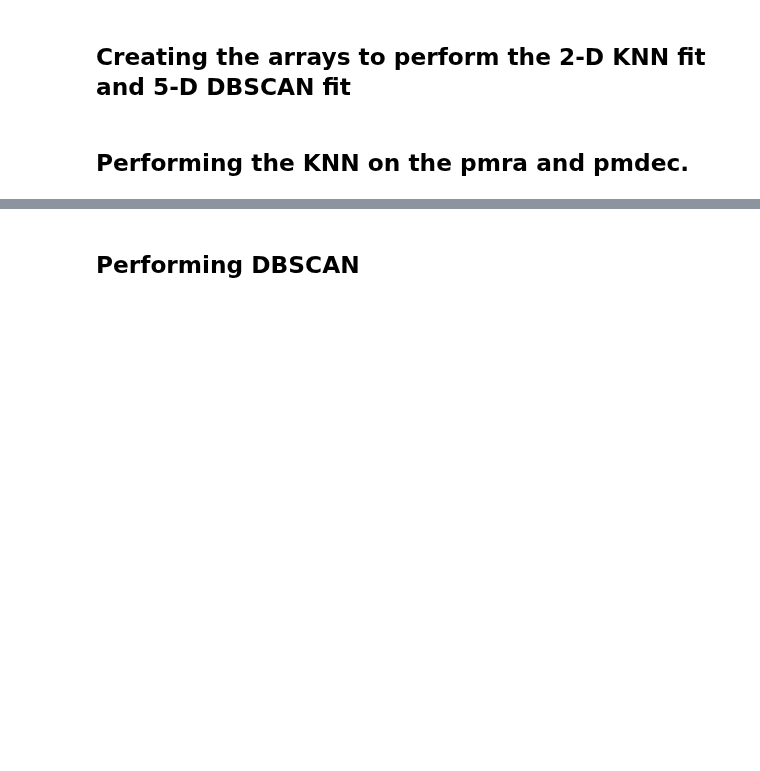
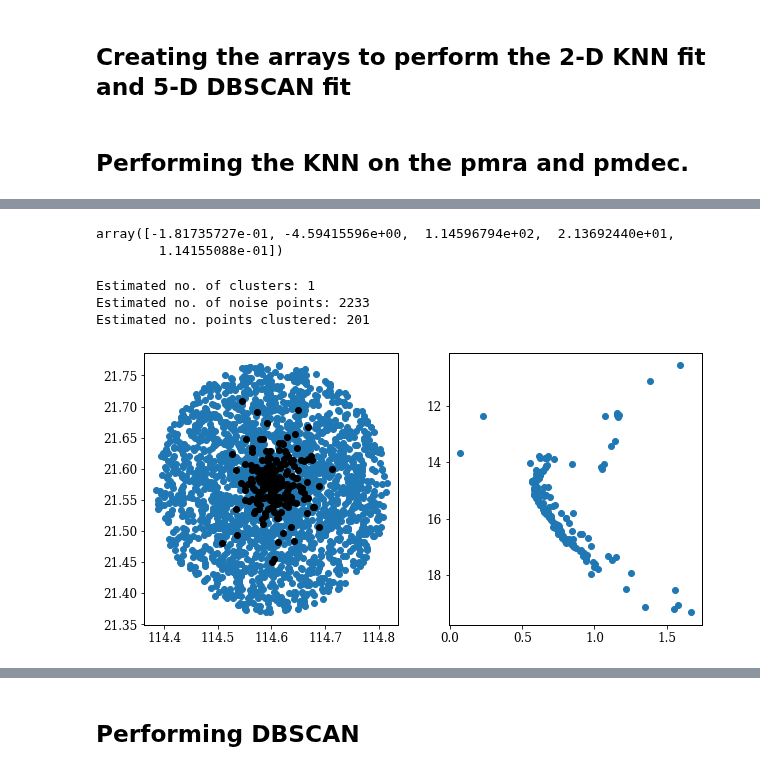
Before and after one commit to jppirest/mw_substructures, a Jupyter notebook: dados/GAIA/Latest/Clusters/NGC_2420/py_gaia.ipynb, the cells around one changed output, grey strips where cells are left out. Saved outputs shown, nothing was run; the diff lists cells and outputs as text; code cells hidden in the pictures; blank space fills up the shorter version.

Commit message:
working on HDBSCAN

```diff
--- a/dados/GAIA/Latest/Clusters/NGC_2420/py_gaia.ipynb
+++ b/dados/GAIA/Latest/Clusters/NGC_2420/py_gaia.ipynb
@@ -165,3 +140,8 @@ print(distances[knee.knee])
+# %%
+cincoD[0]
+# %% [output]
+array([-1.81735727e-01, -4.59415596e+00,  1.14596794e+02,  2.13692440e+01,
+        1.14155088e-01])
 # %%
 plt.rc('xtick', labelsize=12)
 plt.rc('ytick', labelsize=12)
@@ -175,0 +158,55 @@ plt.rc('font', **font)
+# %%
+clusterer = hdbscan.HDBSCAN(min_cluster_size=200, min_samples = 1, allow_single_cluster=True, cluster_selection_method = 'eom', metric = 'euclidean').fit(cincoD)
+
+labels=clusterer.labels_
+
+
+#ndf.insert(len(ndf.columns),'label',clusterer.labels_)
+
+
+N_clus=len(set(labels))-(1 if -1 in labels else 0)
+print('Estimated no. of clusters: %d' % N_clus)
+
+n_noise = list(clusterer.labels_).count(-1)
+print('Estimated no. of noise points: %d' % n_noise)
+
+n_in = list(clusterer.labels_).count(0)
+print('Estimated no. points clustered: %d' % n_in)
+
+pontos_cluster = np.empty((0,2))
+for i in range(len(X)):
+    if labels[i]==0:
+        pontos_cluster = np.append(pontos_cluster, np.array([X[i]]), axis  = 0) #problema no formato do array para dar append
+    else:
+        continue
+
+xin,yin = pontos_cluster.T
+
+pontos_cluster = np.empty((0,2))
+for i in range(len(X)):
+    if labels[i]==-1:
+        pontos_cluster = np.append(pontos_cluster, np.array([X[i]]), axis  = 0) #problema no formato do array para dar append
+    else:
+        continue
+
+
+xout, yout = pontos_cluster.T
+
+
+subset = ndf[ndf['pmra'].isin(xin) & ndf['pmdec'].isin(yin)]
+subset = subset.reset_index(drop=True)
+
+fig, ax = plt.subplots(1,2, figsize=(10,5))
+#ax[0].scatter(xin,yin, color = 'k', zorder = 100)
+#ax[0].scatter(xout,yout, color = 'red')
+
+ax[0].scatter(subset.ra,subset.dec, color = 'k', zorder = 100)
+ax[0].scatter(ndf.ra,ndf.dec)
+
+ax[1].scatter(subset['bp_rp'],subset['phot_g_mean_mag'])
+ax[1].invert_yaxis()
+# %% [output]
+Estimated no. of clusters: 1
+Estimated no. of noise points: 2233
+Estimated no. points clustered: 201
+[figure, added]
```
Also changed, not shown: parts of 10 cells of this notebook.
